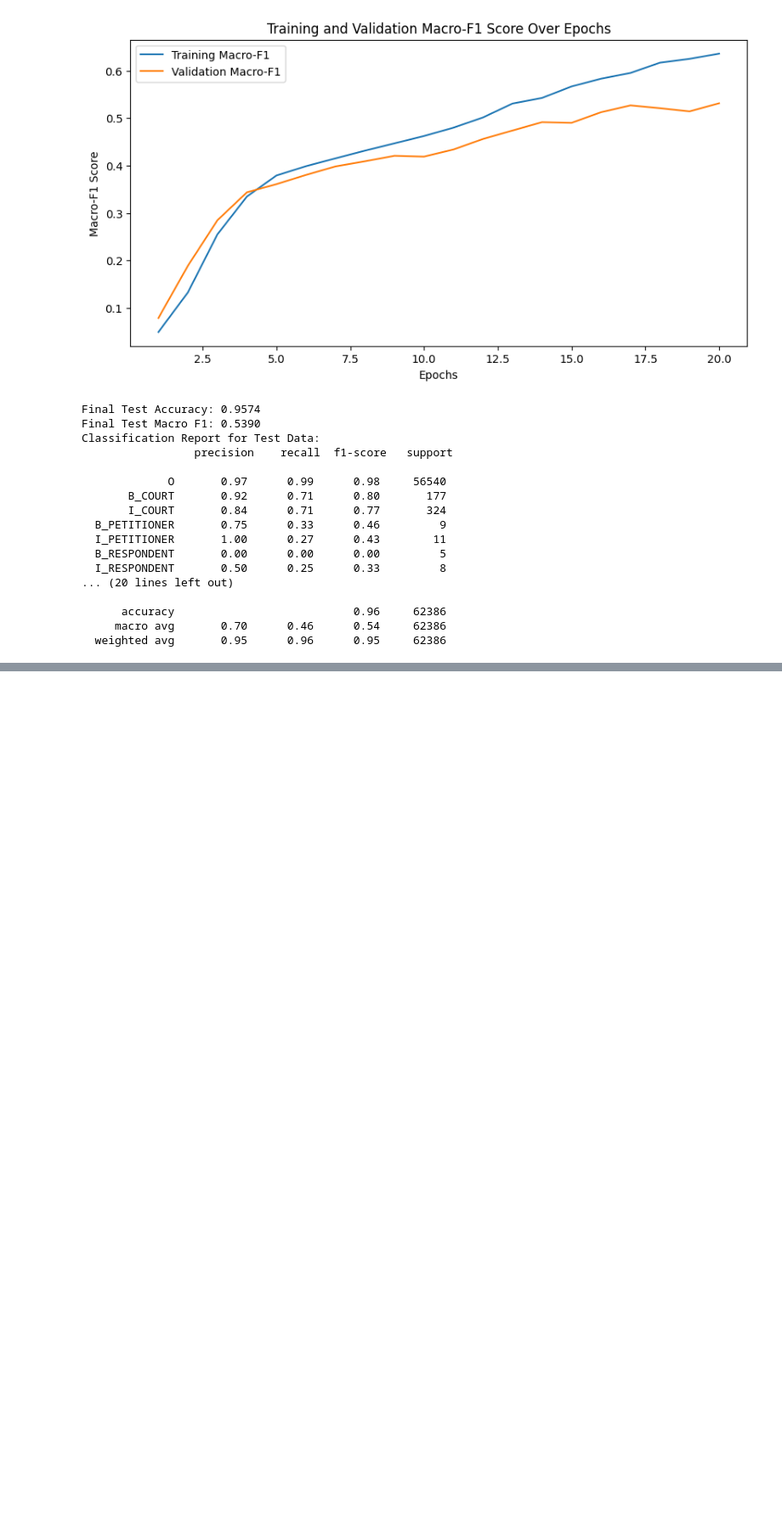
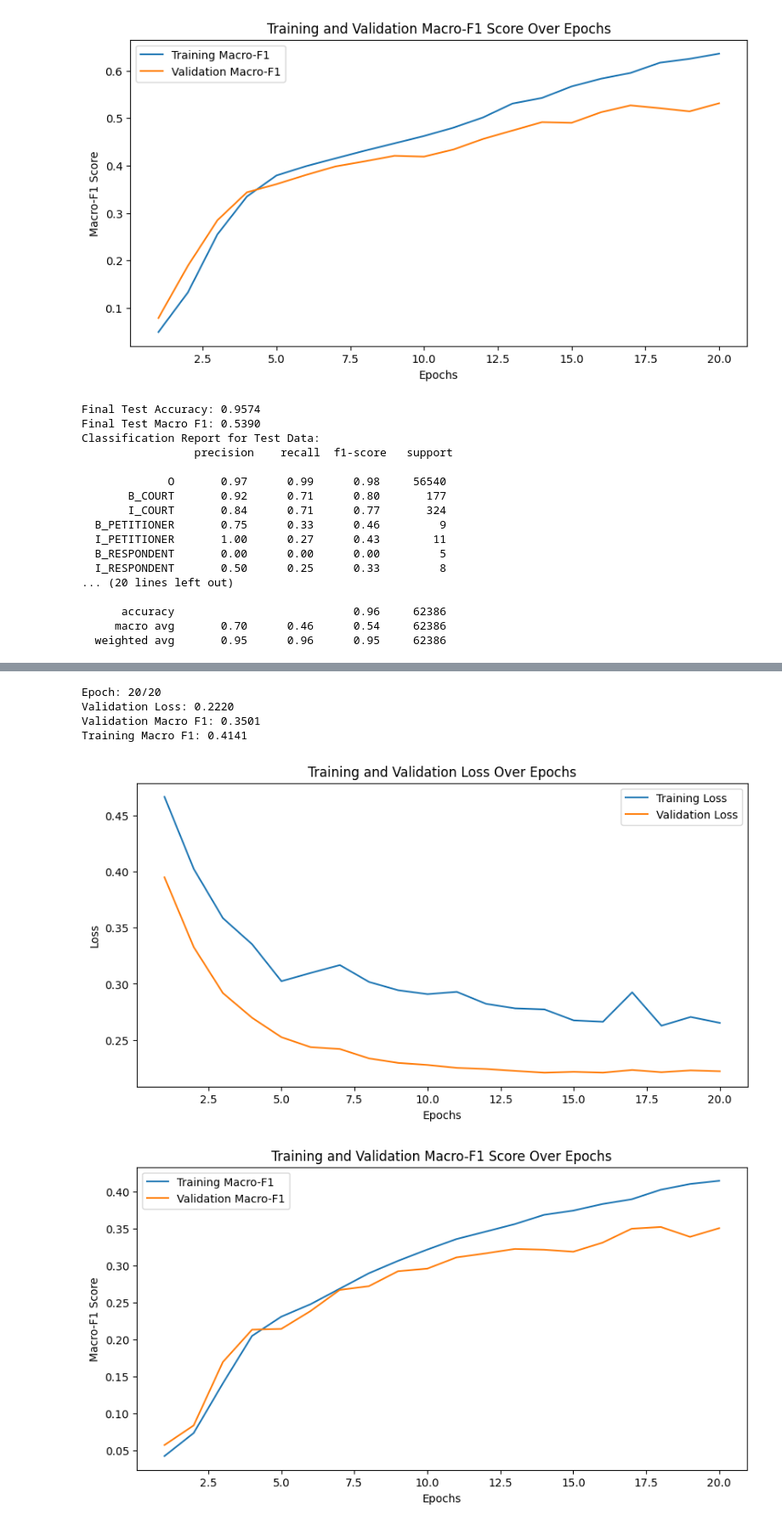
Before and after one commit to hyouteki/lanat, a Jupyter notebook: bio_encoding/dataset_1/models.ipynb, the cells around one changed output, grey strips where cells are left out. Shown at 85% size. Drawn from its saved outputs; the diff is of its cells as text; code cells hidden in the pictures; blank space fills up the shorter version.

```diff
--- a/bio_encoding/dataset_1/models.ipynb
+++ b/bio_encoding/dataset_1/models.ipynb
@@ -291,9 +315,16 @@ run(
 # %%
 run(
     load_glove_embeddings,
-    300,
-    "../word_embeddings/glove.6B.300d.txt",
+    100,
+    "../word_embeddings/glove.6B.100d.txt",
     Gru,
     "gru_glove",
-    60,
+    20,
 )
+# %% [output]
+Epoch: 20/20
+Validation Loss: 0.2220
+Validation Macro F1: 0.3501
+Training Macro F1: 0.4141
+[figure, added]
+[figure, added]
```
Also changed, not shown: parts of 2 cells of this notebook, 7 other files.
